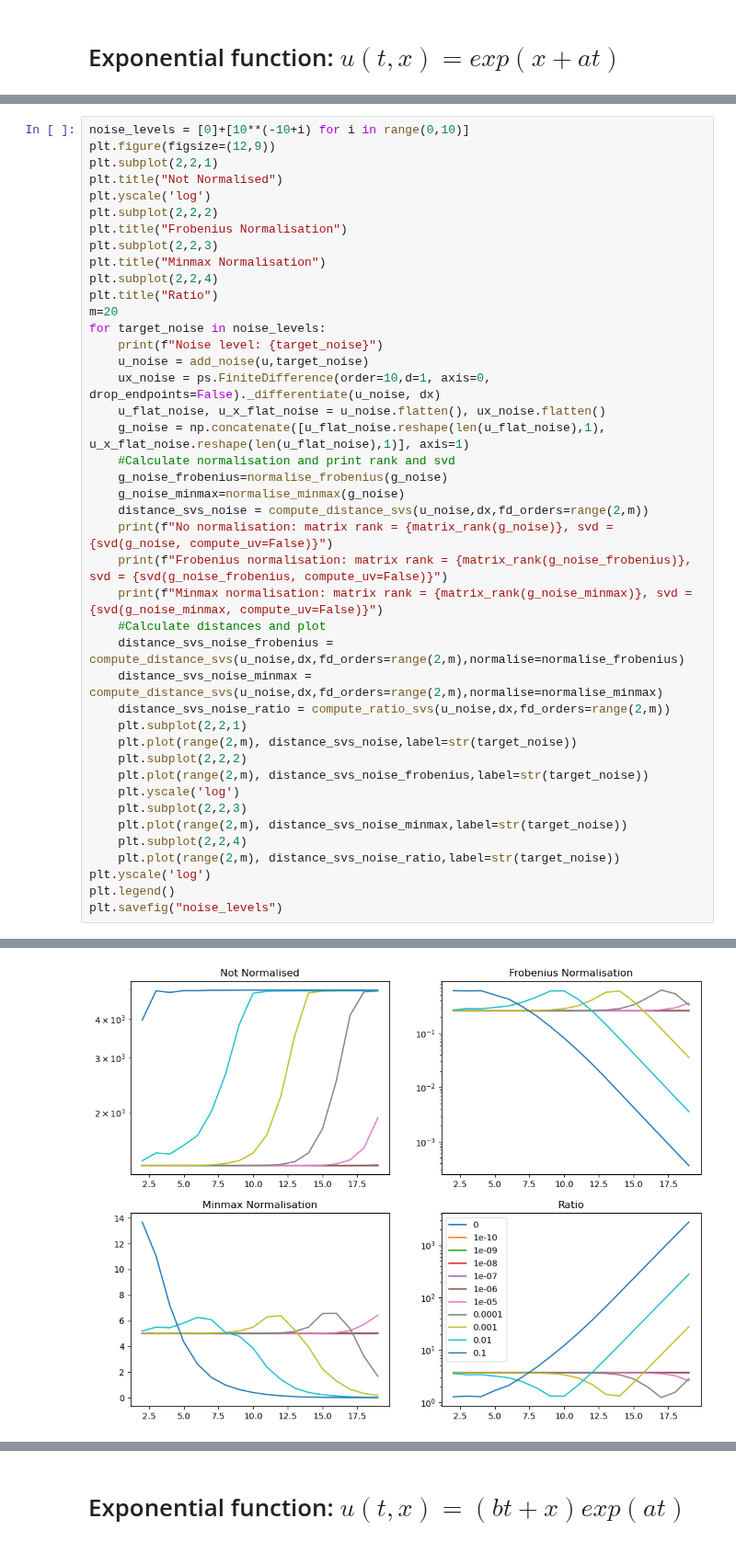
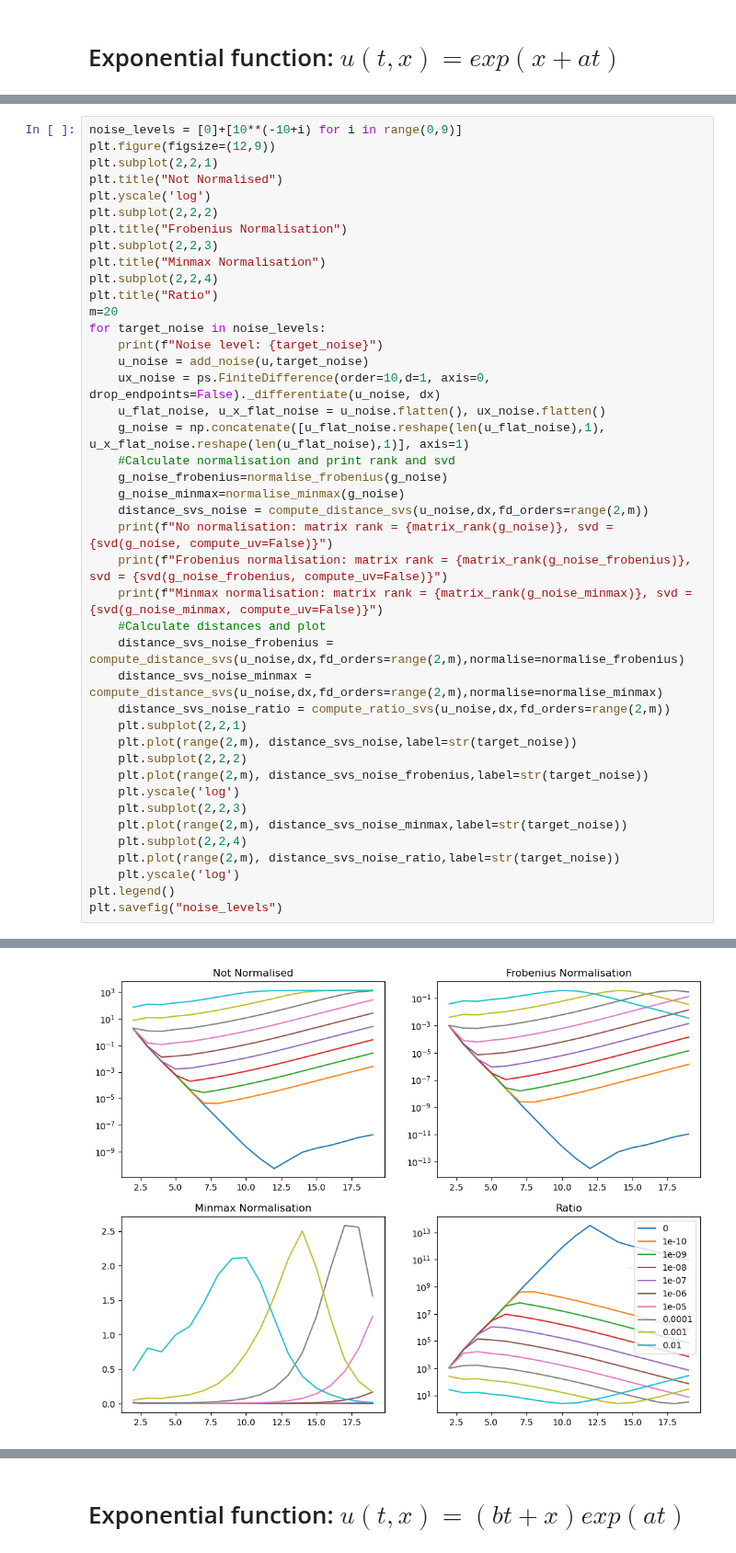
Before and after one commit to HillaryHauger/robust-identifiability-symbolic-recovery, a Jupyter notebook: My Experiments/Linear PDE Noise.ipynb, the cells around one changed output, grey strips where cells are left out. Shown at 92% size. Cells and saved outputs as stored; diff of their text form.

```diff
--- a/My Experiments/Linear PDE Noise.ipynb
+++ b/My Experiments/Linear PDE Noise.ipynb
@@ -81,5 +60,5 @@ exp(1.7497654730547*t + x)
 # %%
-noise_levels = [0]+[10**(-10+i) for i in range(0,10)]
+noise_levels = [0]+[10**(-10+i) for i in range(0,9)]
 plt.figure(figsize=(12,9))
 plt.subplot(2,2,1)
 plt.title("Not Normalised")
@@ -117,7 +96,7 @@ for target_noise in noise_levels:
     plt.plot(range(2,m), distance_svs_noise_minmax,label=str(target_noise))
     plt.subplot(2,2,4)
     plt.plot(range(2,m), distance_svs_noise_ratio,label=str(target_noise))
-plt.yscale('log')
+    plt.yscale('log')
 plt.legend()
 plt.savefig("noise_levels")
 # %% [output]
@@ -141,4 +120,4 @@ Minmax normalisation: matrix rank = 2, svd = [4.82790395 0.39512686]
-[figure, old version]
+[figure, new version]
 # %%
 for target_noise in noise_levels:
     u_noise = add_noise(u,target_noise)
```
Also changed, not shown: parts of 5 cells of this notebook, 3 other files.
